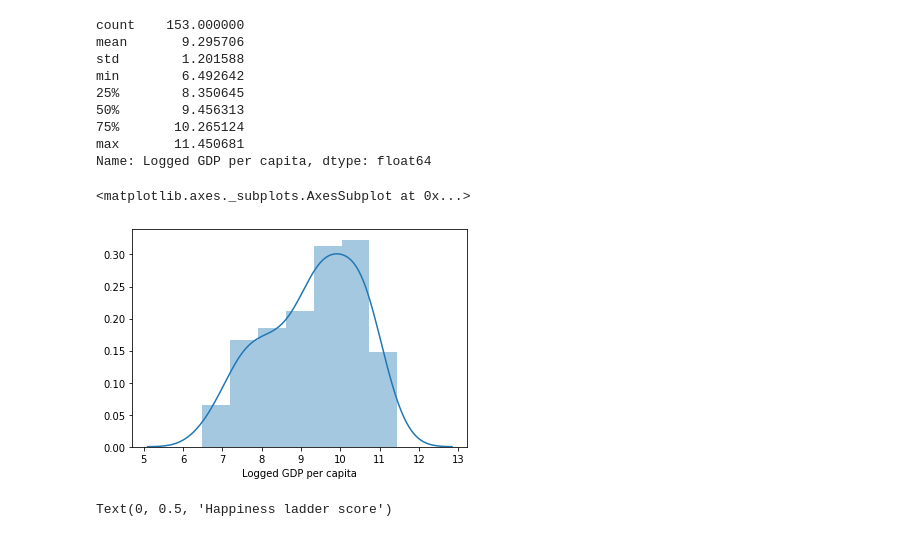
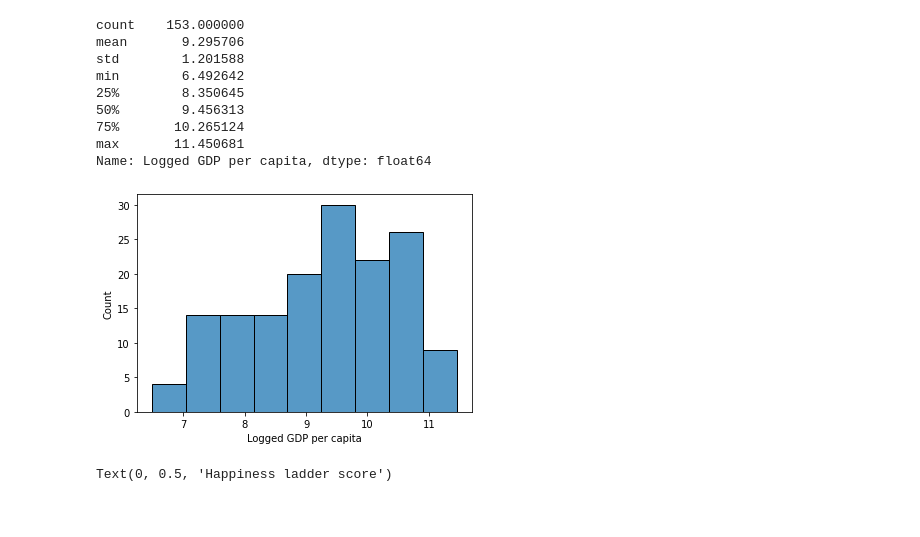
Before and after one commit to AllenDowney/ElementsOfDataScience, a Jupyter notebook: examples/happiness.ipynb, the cells around one changed output. Drawn from its saved outputs; the diff is of its cells as text; code cells hidden in the pictures.

```diff
--- a/examples/happiness.ipynb
+++ b/examples/happiness.ipynb
@@ -110,10 +97,9 @@ min        6.492642
 max       11.450681
 Name: Logged GDP per capita, dtype: float64
 # %%
-sns.distplot(log_gdp);
+sns.histplot(log_gdp);
 # %% [output]
-<matplotlib.axes._subplots.AxesSubplot at 0x...>
-[figure, old version]
+[figure, new version]
 # %%
 plt.plot(log_gdp, ladder, '.')
 
```
Also changed, not shown: parts of 18 cells of this notebook.
